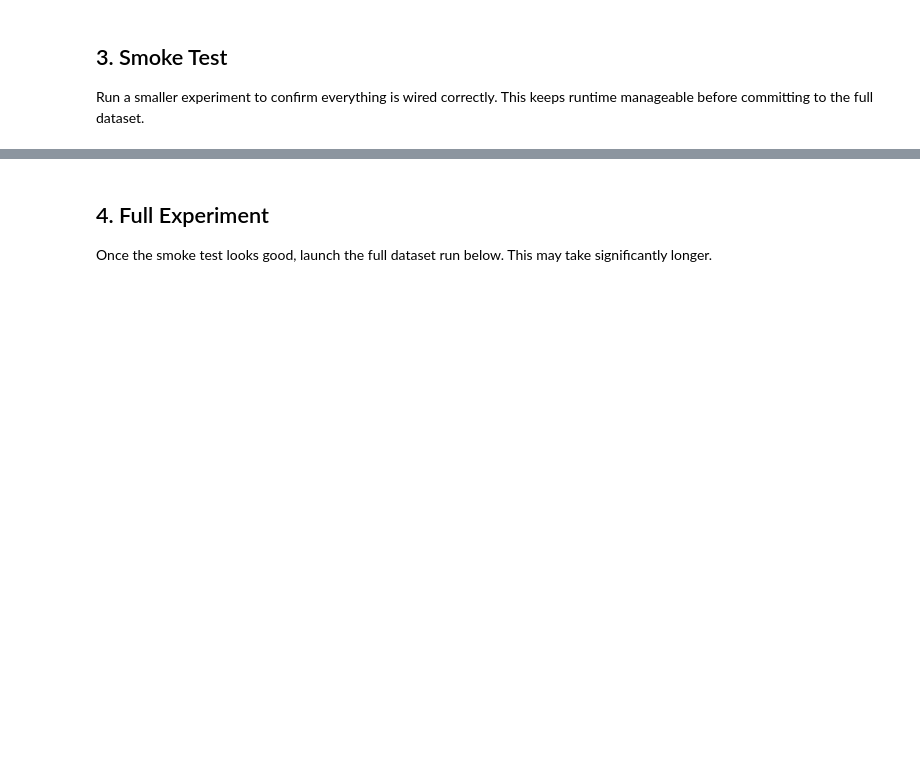
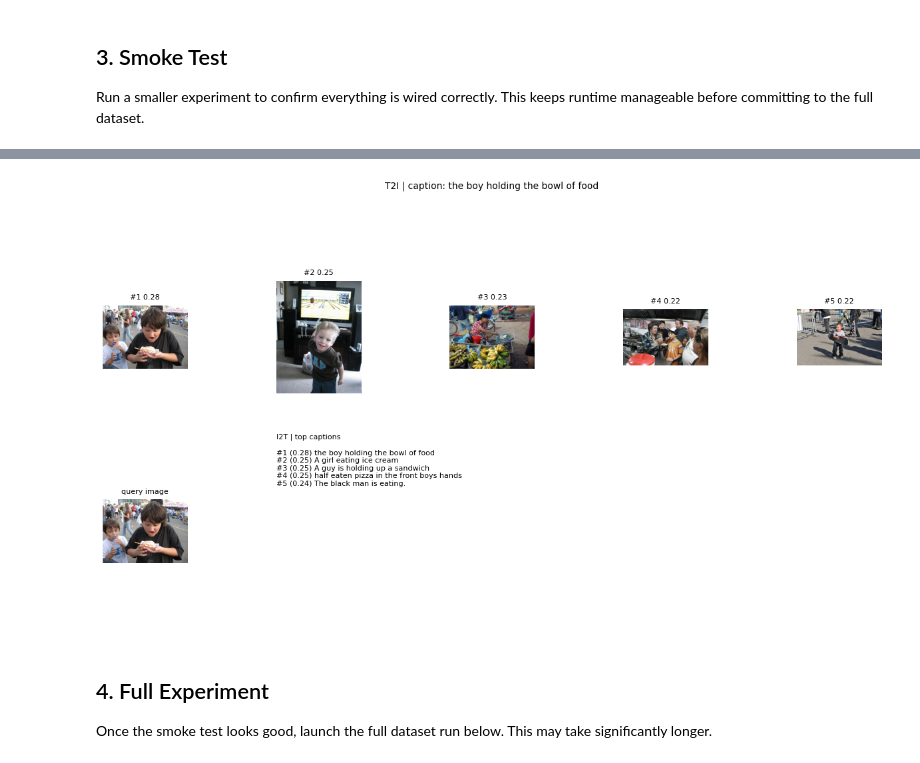
Before and after one commit to wppqywq/CLIP_text_encoder, a Jupyter notebook: notebooks/vg_adapter_colab.ipynb, the cells around one changed output, grey strips where cells are left out. Saved outputs shown, nothing was run; the diff lists cells and outputs as text; code cells hidden in the pictures; blank space fills up the shorter version.

```diff
--- a/notebooks/vg_adapter_colab.ipynb
+++ b/notebooks/vg_adapter_colab.ipynb
@@ -483,3 +541,103 @@ Test metrics for distill=0.0:
+# %%
+try:
+    paths_vg = resolve_paths(CONFIG.get("env", "colab"))
+    vg_data = vg_module._load_visual_genome_dataset(
+        paths_vg,
+        run_splits=("train",),
+        limit_images=CONFIG["smoke_limit"],
+    )
+    vg_train = vg_data["train"]
+
+    device_vg = torch.device(CONFIG.get("device", "cuda") if torch.cuda.is_available() else "cpu")
+    model_vg, _, preprocess_vg = open_clip.create_model_and_transforms(
+        vg_module.DEFAULT_MODEL_NAME,
+        pretrained=vg_module.DEFAULT_PRETRAINED,
+        device=device_vg,
+    )
+    tokenizer_vg = open_clip.get_tokenizer(vg_module.DEFAULT_MODEL_NAME)
+    model_vg.eval()
+
+    vg_embeds = vg_module._encode_chunked_embeddings(
+        dataset=vg_train,
+        preprocess=preprocess_vg,
+        tokenizer=tokenizer_vg,
+        model=model_vg,
+        device=device_vg,
+        batch_size=CONFIG["adapter_batch"],
+        chunk_words=CONFIG["chunk_words"],
+        chunk_stride=CONFIG["chunk_stride"],
+        chunk_threshold=CONFIG["chunk_threshold"],
+        text_pooling=CONFIG["text_pooling"],
+        image_embed_cache=None,
+    )
+
+    vg_img_emb = np.asarray(vg_embeds["image_embeddings"], dtype=np.float32)
+    vg_cap_emb = np.asarray(vg_embeds["caption_embeddings"], dtype=np.float32)
+    vg_cap2img = np.asarray(vg_embeds["caption_to_image_index"], dtype=np.int64)
+
+    vg_image_paths = [str(item["image_path"]) for item in vg_train]
+    vg_all_captions = []
+    for item in vg_train:
+        vg_all_captions.extend(item["captions"])
+
+    # Choose a query image and one of its captions
+    vg_img_idx = 0
+    same_img_caps = np.where(vg_cap2img == vg_img_idx)[0]
+    vg_cap_idx = int(same_img_caps[0]) if same_img_caps.size > 0 else 0
+
+    # T2I: caption -> images
+    q_cap = vg_cap_emb[vg_cap_idx : vg_cap_idx + 1]
+    sims_t2i = (q_cap @ vg_img_emb.T).flatten()
+    top_img_idx = sims_t2i.argsort()[::-1][:5]
+    top_img_scores = sims_t2i[top_img_idx]
+
+    # I2T: image -> captions
+    q_img = vg_img_emb[vg_img_idx : vg_img_idx + 1]
+    sims_i2t = (q_img @ vg_cap_emb.T).flatten()
+    top_cap_idx = sims_i2t.argsort()[::-1][:5]
+    top_cap_scores = sims_i2t[top_cap_idx]
+
+    fig = plt.figure(figsize=(12, 7))
+
+    # Top row: T2I images
+    for rank, (idx, score) in enumerate(zip(top_img_idx, top_img_scores), start=1):
+        ax = fig.add_subplot(2, 5, rank)
+        with Image.open(vg_image_paths[int(idx)]).convert("RGB") as im:
+            ax.imshow(im)
+        ax.axis("off")
+        ax.set_title(f"#{rank} {score:.2f}", fontsize=8)
+
+    # Bottom-left: query image
+    ax_img = fig.add_subplot(2, 5, 6)
+    with Image.open(vg_image_paths[vg_img_idx]).convert("RGB") as im:
+        ax_img.imshow(im)
+    ax_img.axis("off")
+    ax_img.set_title("query image", fontsize=8)
+
+    # Bottom-right: I2T captions
+    ax_txt = fig.add_subplot(2, 5, 7)
+    ax_txt.axis("off")
+    lines = [
+        f"#{i + 1} ({float(top_cap_scores[i]):.2f}) {vg_all_captions[int(top_cap_idx[i])]}"
+        for i in range(len(top_cap_idx))
+    ]
+    ax_txt.text(
+        0.0,
+        1.0,
+        "I2T | top captions\n\n" + "\n".join(lines),
+        fontsize=8,
+        va="top",
+        wrap=True,
+    )
+
+    caption_text = vg_all_captions[int(vg_cap_idx)]
+    fig.suptitle(f"T2I | caption: {caption_text}", fontsize=10)
+    plt.tight_layout(rect=[0, 0, 1, 0.92])
+    plt.show()
+except Exception as e:
+    print("Skipping Visual Genome qualitative figure due to error:", repr(e))
+# %% [output]
+[figure, added]
 # %% [markdown]
 ## 4. Full Experiment
 Once the smoke test looks good, launch the full dataset run below. This may take significantly longer.
```
Also changed, not shown: parts of 10 cells of this notebook.
